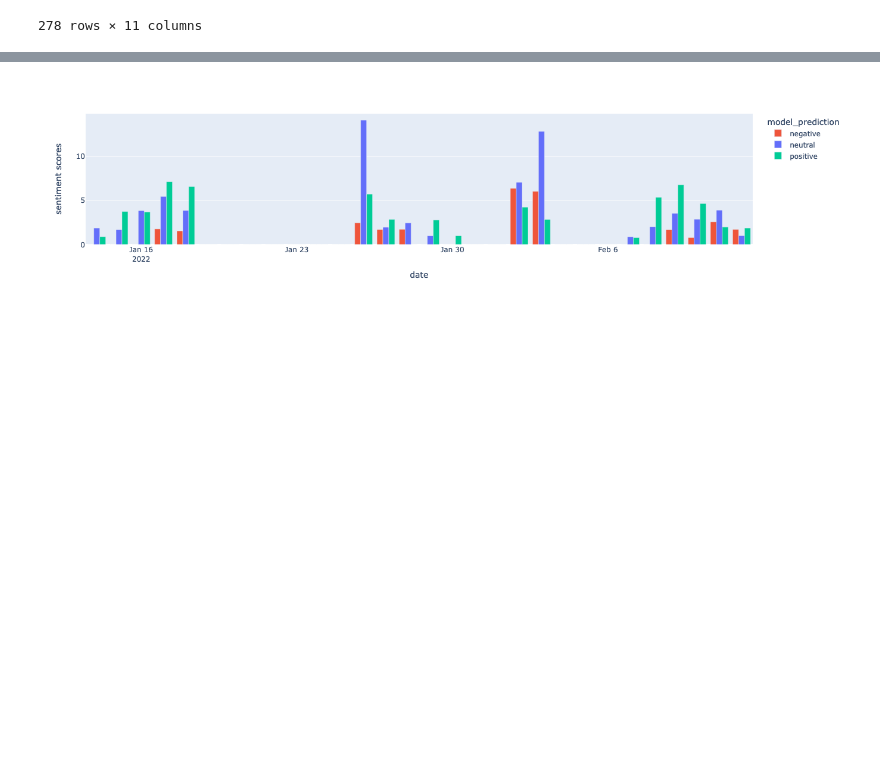
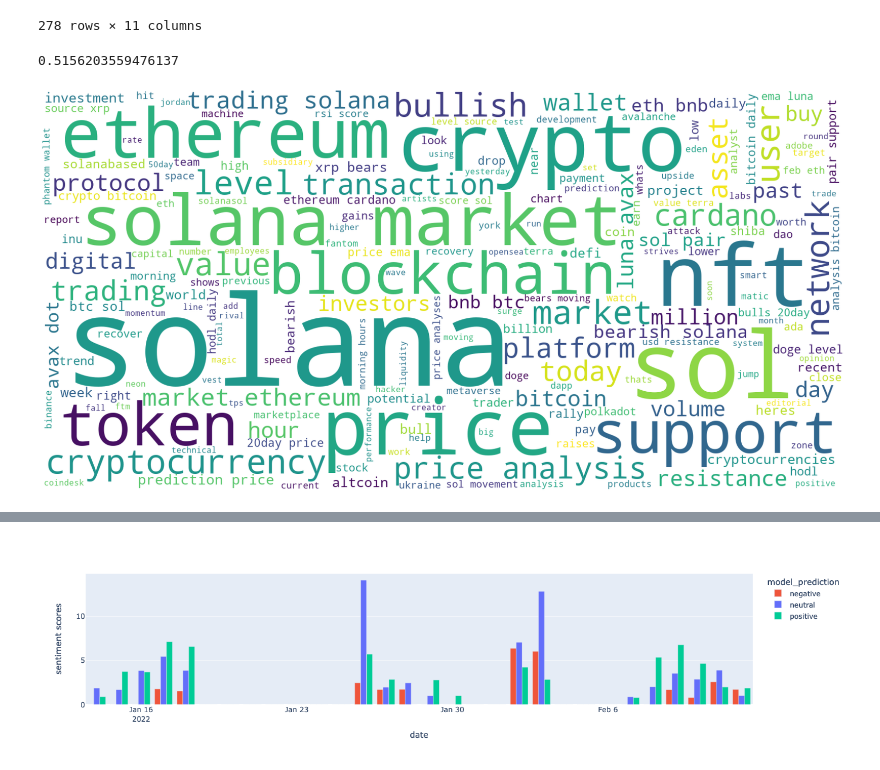
Before and after one commit to simonrouse9461/CS329S, a Jupyter notebook: sentiment.ipynb, the cells around one changed output, grey strips where cells are left out. Cells and saved outputs as stored; diff of their text form; code cells hidden in the pictures; blank space fills up the shorter version.

```diff
--- a/sentiment.ipynb
+++ b/sentiment.ipynb
@@ -84,0 +96,8 @@ merged_data
+# %%
+summary["expsum"] = summary[["negative", "neutral", "positive"]].apply(np.exp).sum(axis=1)
+summary["exppos"] = summary["positive"].apply(np.exp)
+summary["weight"] = summary[["negative", "neutral", "positive"]].sum(axis=1)
+summary["softmax"] = summary["exppos"] / (summary["expsum"] + 1e-5)
+sentiment_rating = (summary["softmax"] * summary["weight"]).sum() / summary["weight"].sum()
+# %% [output]
+0.5156203559476137
@@ -85 +106,12 @@ merged_data
+# %%
+text = " ".join(sum(merged_data["keywords"].dropna(), []))
+wordcloud = WordCloud(background_color='white', max_font_size=250, width=1600, height=800).generate(text)
+
+fig = plt.figure(figsize=[30, 15])
+plt.imshow(wordcloud, interpolation='bilinear')
+plt.axis("off")
+plt.show()
+# st.pyplot(fig)
+# %% [output]
+[figure, added]
 # %%
```
Also changed, not shown: parts of 4 cells of this notebook, 2 other files.
